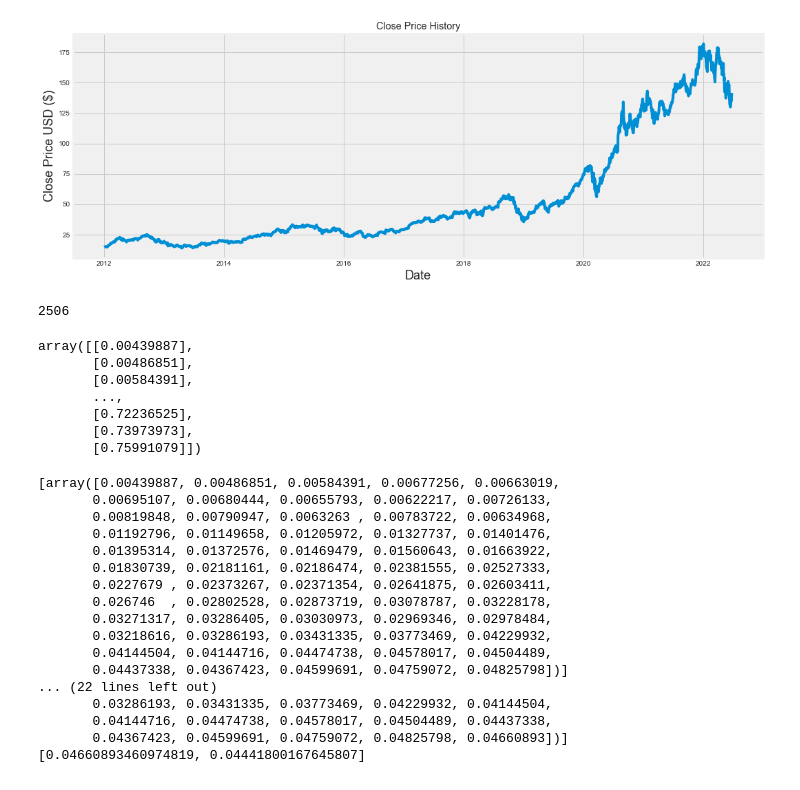
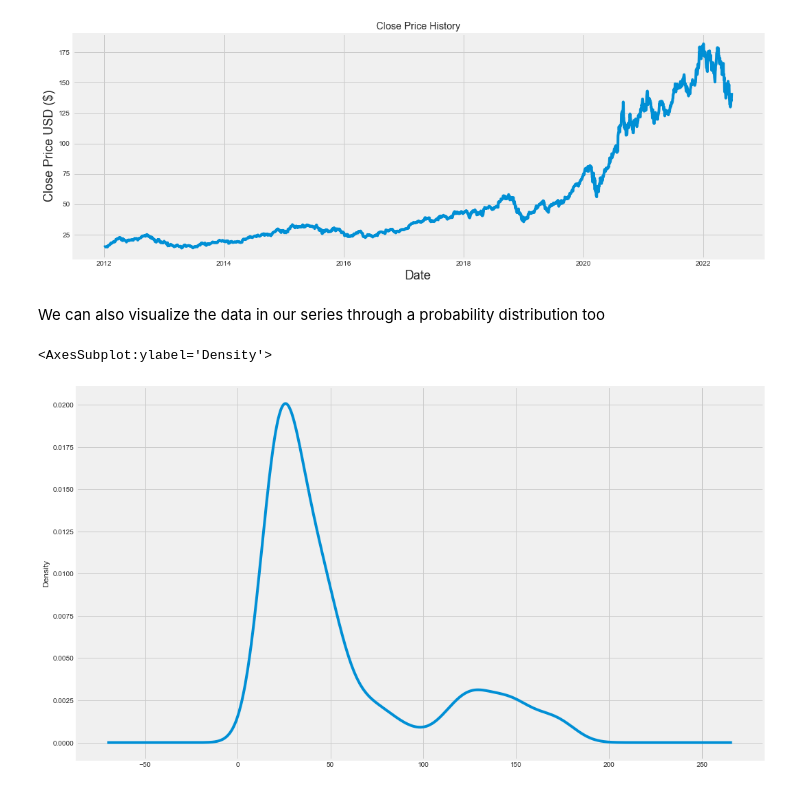
Before and after one commit to charcode123/ML-project-Stockmarket, a Jupyter notebook: PREDICTION/predictionmodel.ipynb, the cells around one changed output. Saved outputs shown, nothing was run; the diff lists cells and outputs as text; code cells hidden in the pictures.

```diff
--- a/PREDICTION/predictionmodel.ipynb
+++ b/PREDICTION/predictionmodel.ipynb
@@ -45,70 +59,10 @@ plt.ylabel('Close Price USD ($)', fontsize=18)
 plt.show()
 # %% [output]
 [figure]
-# %%
-# Create a new dataframe with only the 'Close column
-data = df.filter(['Close'])
-# Convert the dataframe to a numpy array
-dataset = data.values
-# Get the number of rows to train the model on
-training_data_len = int(np.ceil( len(dataset) * .95 ))
-
-training_data_len
-# %% [output]
-2506
-# %%
-# Scale the data
-from sklearn.preprocessing import MinMaxScaler
-
-scaler = MinMaxScaler(feature_range=(0,1))
-scaled_data = scaler.fit_transform(dataset)
-
-scaled_data
-# %% [output]
-array([[0.00439887],
-       [0.00486851],
-       [0.00584391],
-       ...,
-       [0.72236525],
-       [0.73973973],
-       [0.75991079]])
-# %%
-# Create the training data set
-# Create the scaled training data set
-train_data = scaled_data[0:int(training_data_len), :]
-# Split the data into x_train and y_train data sets
-x_train = []
-y_train = []
-
-for i in range(60, len(train_data)):
-    x_train.append(train_data[i-60:i, 0])
-    y_train.append(train_data[i, 0])
-    if i<= 61:
-        print(x_train)
-        print(y_train)
-        print()
-
-# Convert the x_train and y_train to numpy arrays
-x_train, y_train = np.array(x_train), np.array(y_train)
-
-# Reshape the data
-x_train = np.reshape(x_train, (x_train.shape[0], x_train.shape[1], 1))
-# x_train.shape
-# %% [output]
-[array([0.00439887, 0.00486851, 0.00584391, 0.00677256, 0.00663019,
-       0.00695107, 0.00680444, 0.00655793, 0.00622217, 0.00726133,
-       0.00819848, 0.00790947, 0.0063263 , 0.00783722, 0.00634968,
-       0.01192796, 0.01149658, 0.01205972, 0.01327737, 0.01401476,
-       0.01395314, 0.01372576, 0.01469479, 0.01560643, 0.01663922,
-       0.01830739, 0.02181161, 0.02186474, 0.02381555, 0.02527333,
-       0.0227679 , 0.02373267, 0.02371354, 0.02641875, 0.02603411,
-       0.026746  , 0.02802528, 0.02873719, 0.03078787, 0.03228178,
-       0.03271317, 0.03286405, 0.03030973, 0.02969346, 0.02978484,
-       0.03218616, 0.03286193, 0.03431335, 0.03773469, 0.04229932,
-       0.04144504, 0.04144716, 0.04474738, 0.04578017, 0.04504489,
-       0.04437338, 0.04367423, 0.04599691, 0.04759072, 0.04825798])]
-... (22 lines left out)
-       0.03286193, 0.03431335, 0.03773469, 0.04229932, 0.04144504,
-       0.04144716, 0.04474738, 0.04578017, 0.04504489, 0.04437338,
-       0.04367423, 0.04599691, 0.04759072, 0.04825798, 0.04660893])]
-[0.04660893460974819, 0.04441800167645807]
+# %% [markdown]
+We can also visualize the data in our series through a probability distribution too
+# %%
+df['Close'].plot(figsize=(16,10),kind='kde')
+# %% [output]
+<AxesSubplot:ylabel='Density'>
+[figure, added]
```
Also changed, not shown: parts of 20 cells of this notebook, 2 other files.
